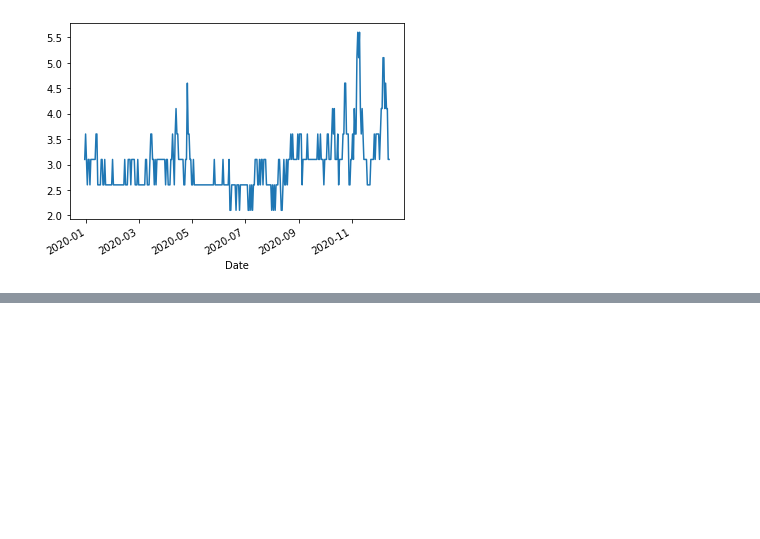
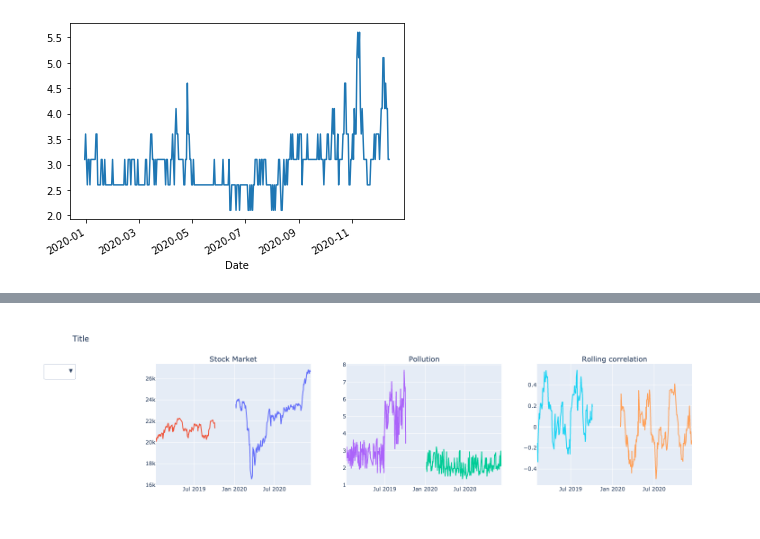
Before and after one commit to risksam/fintech_group_assignment_1, a Jupyter notebook: analysis.ipynb, the cells around one changed output, grey strips where cells are left out. Cells and saved outputs as stored; diff of their text form; code cells hidden in the pictures; blank space fills up the shorter version.

```diff
--- a/analysis.ipynb
+++ b/analysis.ipynb
@@ -47,3 +145,21 @@ array(['no2', 'humidity', 'wind speed', 'pressure', 'so2', 'pm25', 'o3',
+# %%
+india_climate_2020 = weight_climate(india_climate_2020, india_dict)
+india_climate_2019 = weight_climate(india_climate_2019, india_dict)
+
+china_climate_2020 = weight_climate(china_climate_2020, china_dict)
+china_climate_2019 = weight_climate(china_climate_2019, china_dict)
+
+uk_climate_2020 = weight_climate(uk_climate_2020, uk_dict)
+uk_climate_2019 = weight_climate(uk_climate_2019, uk_dict)
+
+usa_climate_2020 = weight_climate(usa_climate_2020, usa_dict)
+usa_climate_2019 = weight_climate(usa_climate_2019, usa_dict)
+
+aus_climate_2020 = weight_climate(aus_climate_2020, aus_dict)
+aus_climate_2019 = weight_climate(aus_climate_2019, aus_dict)
+
+japan_climate_2020 = weight_climate(japan_climate_2020, japan_dict)
+japan_climate_2019 = weight_climate(japan_climate_2019, japan_dict)
 # %%
 # #create dataframe for each country
 
@@ -72,7 +188,7 @@ def getStockDf(year):
         url = yahoo_url.format(tix=ticker,s=start_date,e=end_date)
         df_tmp = pd.read_csv(url)
         df_tmp['Ticker'] = ticker
-        df_tmp['StockPctChange'] = df_tmp['Close'].pct_change()
+        df_tmp['StockPctChange'] = df_tmp['Adj Close'].pct_change()
         df = pd.concat([df, df_tmp])
     df.to_csv('data/stock_' + str(year) + '.csv')
     fig = px.line(df, x="Date", y="StockPctChange", color='Ticker')
@@ -254,0 +440,68 @@ df['Adj Close'].plot()
+# %%
+import plotly.offline as py
+import plotly.graph_objs as go
+from plotly.offline import init_notebook_mode, iplot, plot
+from plotly import tools
+init_notebook_mode(connected=True)
+
+x = [i for i in range(100)]
+df_1 = jap_2020
+df_2 = jap_2019
+labels = ["2020", "2019"]
+
+### Create individual figures
+# START
+fig = make_subplots(rows=1, cols=3, subplot_titles=("Stock Market","Pollution", "Rolling correlation"))
+
+# Add one ore more traces
+
+
+trace1 = go.Scatter(x=df_1.index, y=df_1['Adj Close'])
+trace2 = go.Scatter(x=df_2.index, y=df_2['Adj Close'])
+
+fig.append_trace(trace1, 1, 1)
+fig.append_trace(trace2, 1, 1)
+trace1 = go.Scatter(x=df_1.index, y=df_1['so2'])
+trace2 = go.Scatter(x=df_2.index, y=df_2['so2'])
+
+fig.append_trace(trace1, 1, 2)
+fig.append_trace(trace2, 1, 2)
+
+df_corr1 = df_1[['StockPctChange', 'so2_pct_change']].rolling(20).corr().dropna()
+df_corr1 = df_corr1.groupby(level=[0,0]).last()['StockPctChange'].droplevel(1)
+df_corr2 = df_2[['StockPctChange', 'so2_pct_change']].rolling(20).corr().dropna()
+df_corr2 = df_corr2.groupby(level=[0,0]).last()['StockPctChange'].droplevel(1)
+#print(df_corr1)
+trace1 = go.Scatter(x=df_corr1.index, y=df_corr1)
+trace2 = go.Scatter(x=df_corr2.index, y=df_corr2)
+
+fig.append_trace(trace1, 1, 3)
+fig.append_trace(trace2, 1, 3)
+
+# END
+
+### Create buttons for drop down menu
+buttons = []
+for i, label in enumerate(labels):
+    visibility = [i==j for j in range(len(labels))]
+    button = dict(
+                 label =  label,
+                 method = 'update',
+                 args = [{'visible': visibility},
+                     {'title': label}])
+    buttons.append(button)
+
+updatemenus = list([
+    dict(active=-1,
+         x=-0.15,
+         buttons=buttons
+    )
+])
+
+fig['layout']['title'] = 'Title'
+fig['layout']['showlegend'] = False
+fig['layout']['updatemenus'] = updatemenus
+
+iplot(fig, filename='dropdown')
+# %% [output]
+[figure, added]
```
Also changed, not shown: parts of 17 cells of this notebook, 3 other files.
